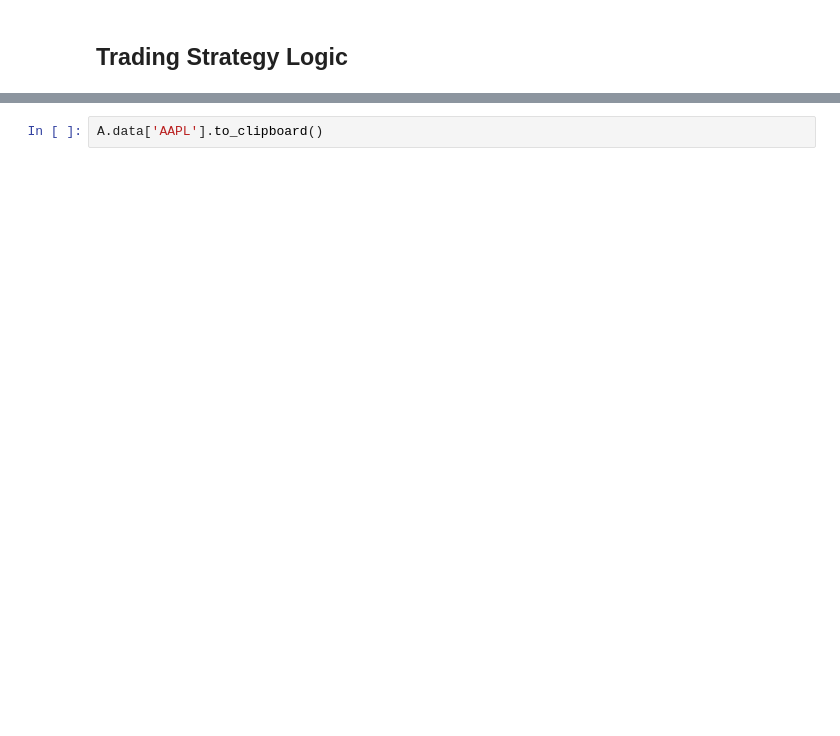
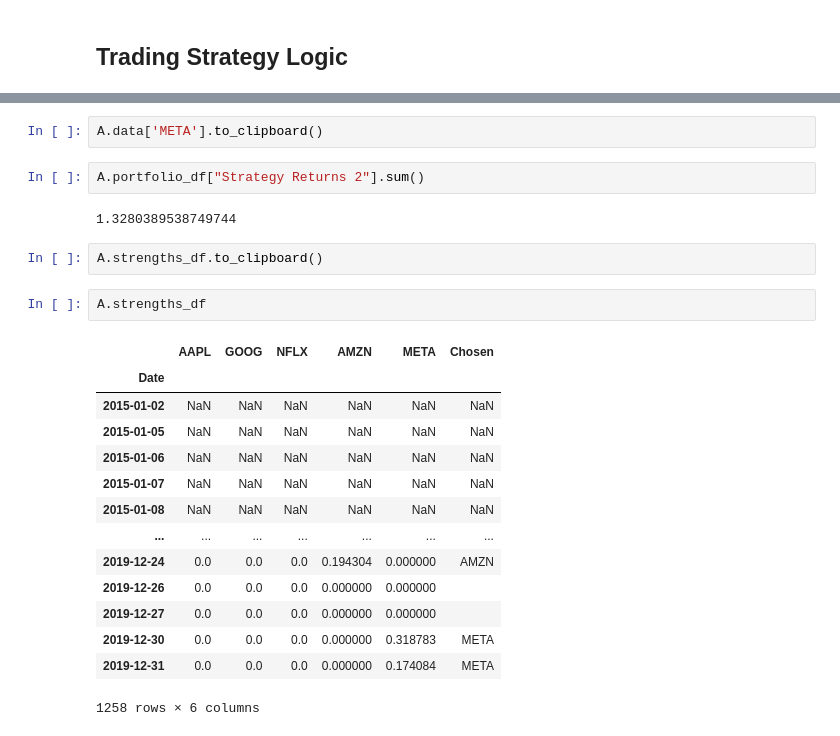
Before and after one commit to siddharthgohil/Trading_with_MACDnSMA, a Jupyter notebook: SMACD_Event_Based.ipynb, the cells around one changed output, grey strips where cells are left out. Drawn from its saved outputs; the diff is of its cells as text; blank space fills up the shorter version.

Commit message:
Fixed Strength of Signal

```diff
--- a/SMACD_Event_Based.ipynb
+++ b/SMACD_Event_Based.ipynb
@@ -566,2 +575,25 @@ Date :2015-04-14 | Realised Balance: -70.94
 # %%
-A.data['AAPL'].to_clipboard()
+A.data['META'].to_clipboard()
+# %%
+A.portfolio_df["Strategy Returns 2"].sum()
+# %% [output]
+1.3280389538749744
+# %%
+A.strengths_df.to_clipboard()
+# %%
+A.strengths_df
+# %% [output]
+|  | AAPL | GOOG | NFLX | AMZN | META | Chosen |
+| Date |  |  |  |  |  |  |
+| 2015-01-02 | NaN | NaN | NaN | NaN | NaN | NaN |
+| 2015-01-05 | NaN | NaN | NaN | NaN | NaN | NaN |
+| 2015-01-06 | NaN | NaN | NaN | NaN | NaN | NaN |
+| 2015-01-07 | NaN | NaN | NaN | NaN | NaN | NaN |
+| 2015-01-08 | NaN | NaN | NaN | NaN | NaN | NaN |
+| ... | ... | ... | ... | ... | ... | ... |
+| 2019-12-24 | 0.0 | 0.0 | 0.0 | 0.194304 | 0.000000 | AMZN |
+| 2019-12-26 | 0.0 | 0.0 | 0.0 | 0.000000 | 0.000000 |  |
+| 2019-12-27 | 0.0 | 0.0 | 0.0 | 0.000000 | 0.000000 |  |
+| 2019-12-30 | 0.0 | 0.0 | 0.0 | 0.000000 | 0.318783 | META |
+| 2019-12-31 | 0.0 | 0.0 | 0.0 | 0.000000 | 0.174084 | META |
+1258 rows × 6 columns
```
Also changed, not shown: parts of 5 cells of this notebook, 1 other file.
